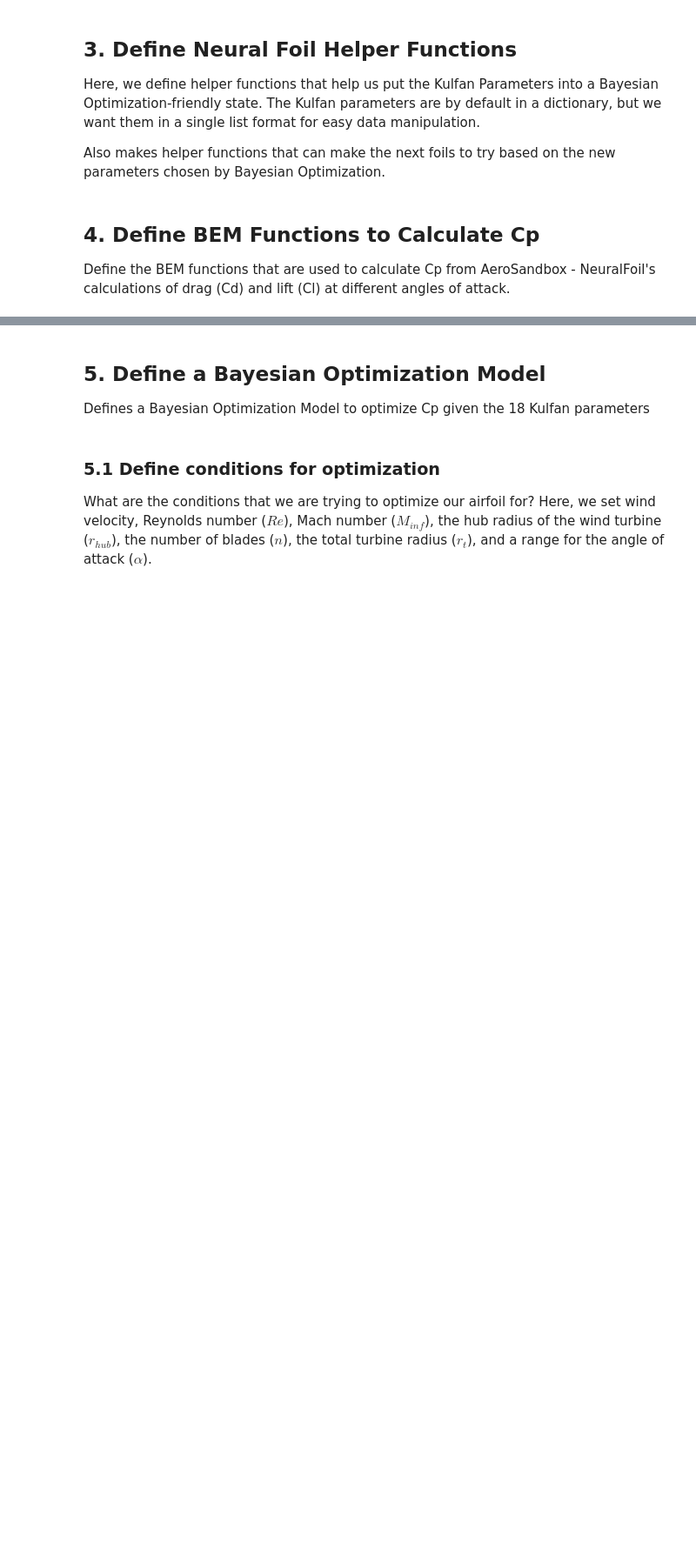
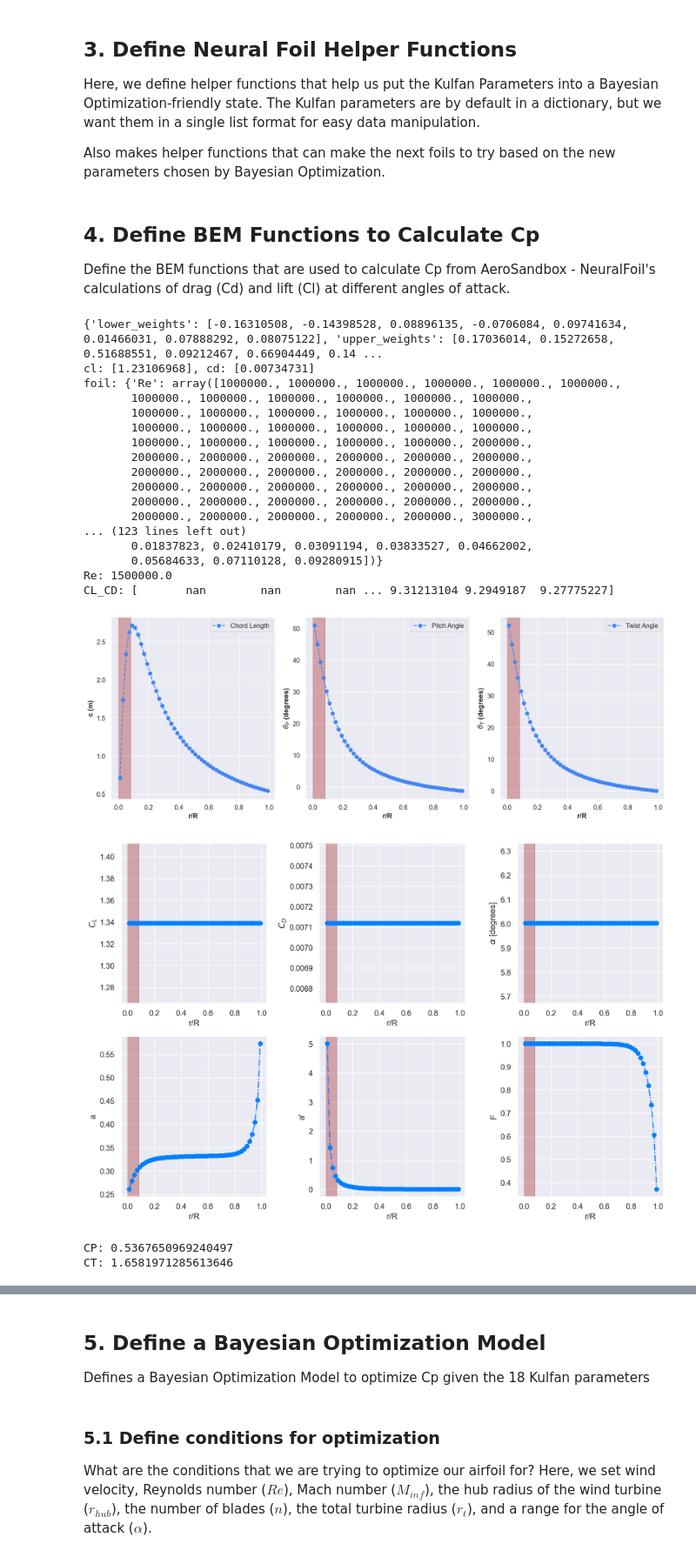
Before and after one commit to invinhtory/WattsNext, a Jupyter notebook: Watts_Next.ipynb, the cells around one changed output, grey strips where cells are left out. Shown at 87% size. Cells and saved outputs as stored; diff of their text form; code cells hidden in the pictures; blank space fills up the shorter version.

Commit message:
BEM + pip reqs and some helping functions. Returns CP, CT, Re

```diff
--- a/Watts_Next.ipynb
+++ b/Watts_Next.ipynb
@@ -124,3 +162,76 @@ def make_foil_coords(coords, name):
 # %% [markdown]
 ## 4. Define BEM Functions to Calculate Cp
 Define the BEM functions that are used to calculate Cp from AeroSandbox - NeuralFoil's calculations of drag (Cd) and lift (Cl) at different angles of attack.
+# %%
+# function gets cl, cd from kulfan parameters and then the unchanging input values
+def cl_cd_from_kulfan(kf, name: str, alpha: float, re: float, mach: float) -> dict:
+    print(kf.kulfan_parameters)
+    af = make_foil_kf(kf.kulfan_parameters, name)
+    aero = nf.get_aero_from_airfoil(
+        airfoil = af,
+        alpha = alpha,
+        Re = re
+    )
+
+    return aero["CL"], aero["CD"]
+
+# test to see it works
+cl, cd = cl_cd_from_kulfan(test, "test", 5.0, 1e6, 0.5)
+print(f"cl: {cl}, cd: {cd}")
+
+# Initial parameters for optimization, needed to run BEM
+
+# Turbine properties
+U_design = 8  # Design wind speed [m/s]
+R = 25  # Turbine radius [m]
+eta_0 = 0.90  # Balance of system efficiency
+lambda_design = 8  # Design tip speed ratio
+B = 3  # Number of blades
+r_hub = 2  # Hub radius [m]
+
+# BEM discretization
+N = 50  # Number of elements per blade
+
+# Air properties
+rho = 1.2  # Wind density - kg/m3
+nu = 1.511e-5  # Kinematic viscosity of air at 20 C [m^2/s]
+
+performance_file = create_performance_from_kulfan(test.kulfan_parameters, "test", (-10, 20, 1), [1e6, 2e6, 3e6, 4e6, 5e6, 6e6], "neuralfoil_custom_airfoil.xlsx")
+
+performance_file_path = "neuralfoil_custom_airfoil.xlsx"
+
+# Air properties
+rho = 1.2  # Wind density - kg/m3
+nu = 1.511e-5  # Kinematic viscosity of air at 20 C [m^2/s]
+
+Re_design = 1.5e6  # Start with blade design Re (1.5e6), then update to actual
+# Set up solver for function minimization
+# Note: these options specify a maximum iterations and tolerance for convergence
+options = {'maxiter': 1e5, 'tol': 1e-7}
+
+# Plot style
+BEM_color = np.array([0, 128, 255]) / 255
+
+CP, CT, Re = BEM_analysis(U_design, R, eta_0, lambda_design, B, r_hub, N, performance_file_path, Re_design, options, BEM_color, rho, nu)
+# %% [output]
+{'lower_weights': [-0.16310508, -0.14398528, 0.08896135, -0.0706084, 0.09741634, 0.01466031, 0.07888292, 0.08075122], 'upper_weights': [0.17036014, 0.15272658, 0.51688551, 0.09212467, 0.66904449, 0.14 ...
+cl: [1.23106968], cd: [0.00734731]
+foil: {'Re': array([1000000., 1000000., 1000000., 1000000., 1000000., 1000000.,
+       1000000., 1000000., 1000000., 1000000., 1000000., 1000000.,
+       1000000., 1000000., 1000000., 1000000., 1000000., 1000000.,
+       1000000., 1000000., 1000000., 1000000., 1000000., 1000000.,
+       1000000., 1000000., 1000000., 1000000., 1000000., 2000000.,
+       2000000., 2000000., 2000000., 2000000., 2000000., 2000000.,
+       2000000., 2000000., 2000000., 2000000., 2000000., 2000000.,
+       2000000., 2000000., 2000000., 2000000., 2000000., 2000000.,
+       2000000., 2000000., 2000000., 2000000., 2000000., 2000000.,
+       2000000., 2000000., 2000000., 2000000., 2000000., 3000000.,
+... (123 lines left out)
+       0.01837823, 0.02410179, 0.03091194, 0.03833527, 0.04662002,
+       0.05684633, 0.07110128, 0.09280915])}
+Re: 1500000.0
+CL_CD: [       nan        nan        nan ... 9.31213104 9.2949187  9.27775227]
+[figure, added]
+[figure, added]
+CP: 0.5367650969240497
+CT: 1.6581971285613646
```
Also changed, not shown: parts of 13 cells of this notebook, 4 other files.
